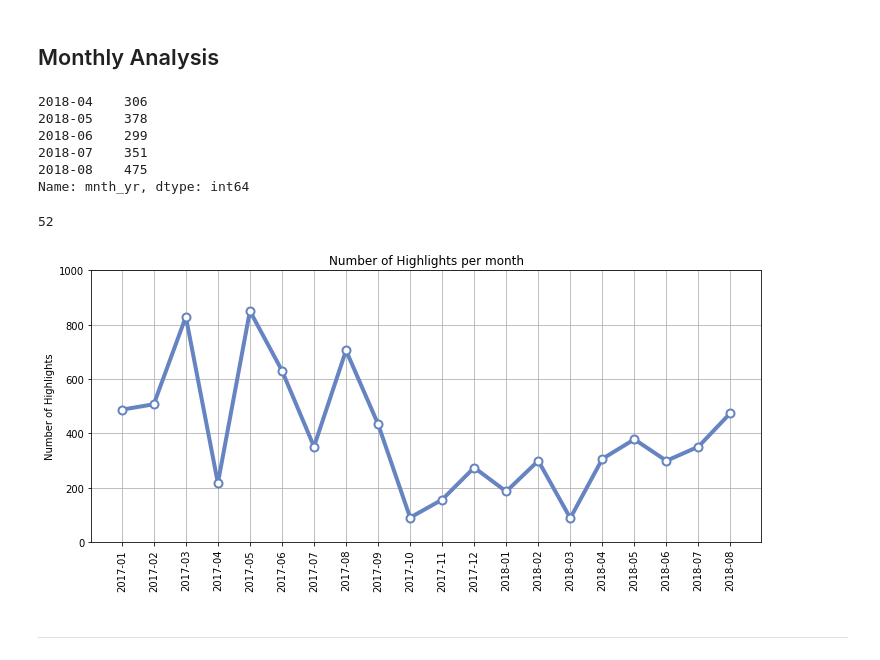
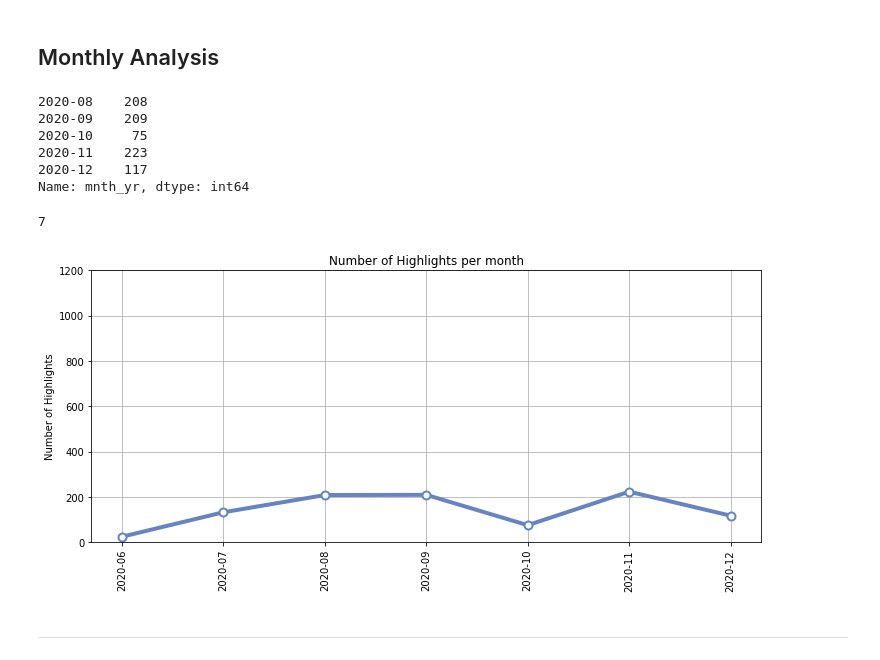
Before and after one commit to markwk/qs_ledger, a Jupyter notebook: kindle/kindle_clippings_data_analysis.ipynb, the cells around one changed output. Drawn from its saved outputs; the diff is of its cells as text; code cells hidden in the pictures.

```diff
--- a/kindle/kindle_clippings_data_analysis.ipynb
+++ b/kindle/kindle_clippings_data_analysis.ipynb
@@ -22,8 +22,7 @@ import matplotlib.pyplot as plt
 # %%
 my_clippings = pd.read_csv("data/clippings.csv")
 # %%
-my_clippings.columns = ['author', 'book_title', 'timestamp', 'highlight', 'location',
-       'num_pages']
+my_clippings.columns = ['book_title', 'author', 'num_pages', 'location', 'timestamp', 'highlight']
 # %%
 print('{:,} total highlights'.format(len(my_clippings)))
 print('{:,} total books'.format(len(my_clippings['book_title'].unique())))
@@ -129,11 +124,11 @@ month_counts = my_clippings['mnth_yr'].value_counts().sort_index()
 month_counts.columns = ['Count']
 month_counts.tail()
 # %% [output]
-2018-04    306
-2018-05    378
-2018-06    299
-2018-07    351
-2018-08    475
+2020-08    208
+2020-09    209
+2020-10     75
+2020-11    223
+2020-12    117
 Name: mnth_yr, dtype: int64
 # %%
 # not every month necessarily has a highlight, so fill in missing months with zero counts
@@ -145,32 +140,31 @@ Name: mnth_yr, dtype: int64
 # total months
 len(month_counts)
 # %% [output]
-52
+7
 # %%
-# a bit of a hackish solution, could use improvement
 dataset = month_counts.tail(20)
 chart_title = 'Number of Highlights per month'
 
 n_groups = len(dataset)
 index = np.arange(n_groups)
 
 ax = dataset.plot(kind='line', figsize=[12, 5], linewidth=4, alpha=1, marker='o', color='#6684c1',
                       markeredgecolor='#6684c1', markerfacecolor='w', markersize=8, markeredgewidth=2)
 
 # ax.set_xlim((year_counts.index[0], year_counts.index[-1]))
 
 ax.yaxis.grid(True)
 ax.xaxis.grid(True)
-ax.set_ylim(0, 1000)
+ax.set_ylim(0, 1200)
 ax.set_xticks(index)
 ax.set_ylabel('Number of Highlights')
 # ax.set_xlabel('')
 plt.xticks(index, dataset.index, rotation=90)
 ax.set_title(chart_title)
 
 plt.show()
 # %% [output]
-[figure, old version]
+[figure, new version]
 # %% [markdown]
 -----
 # %% [markdown]
```
Also changed, not shown: parts of 26 cells of this notebook, 2 other files.
